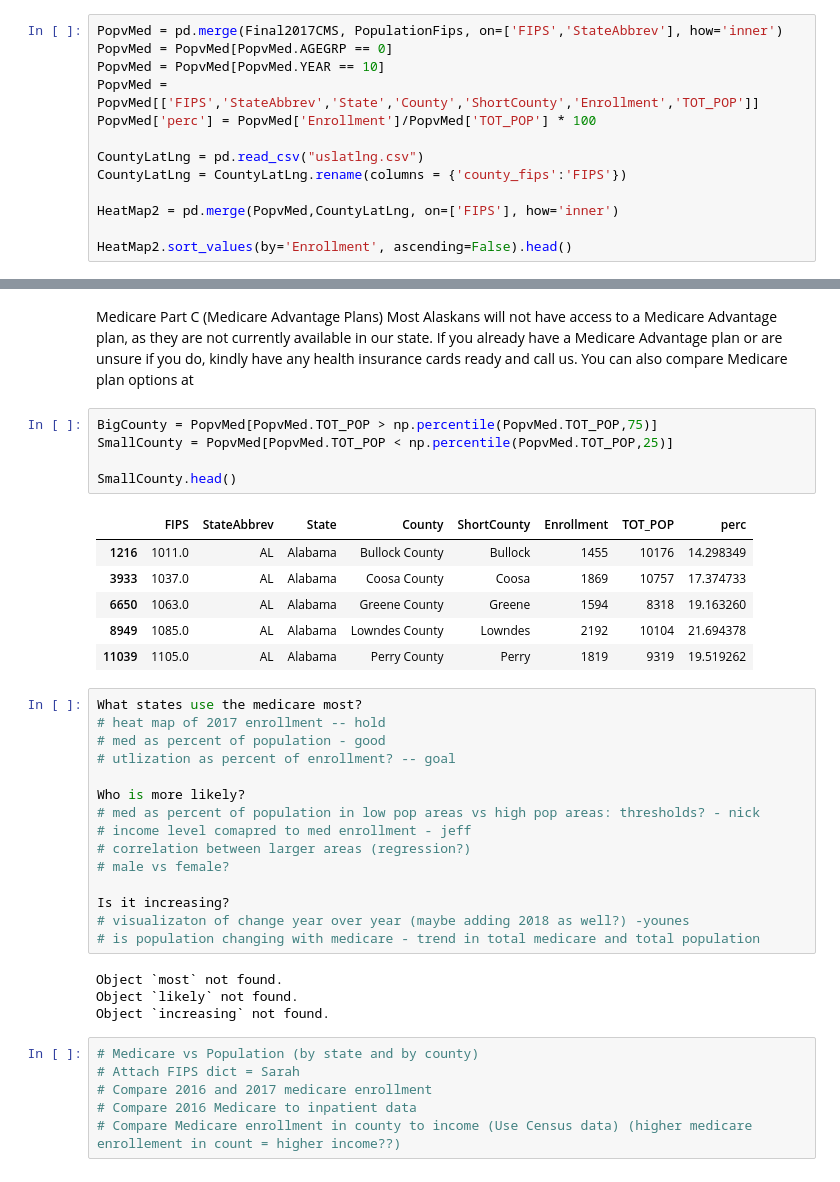
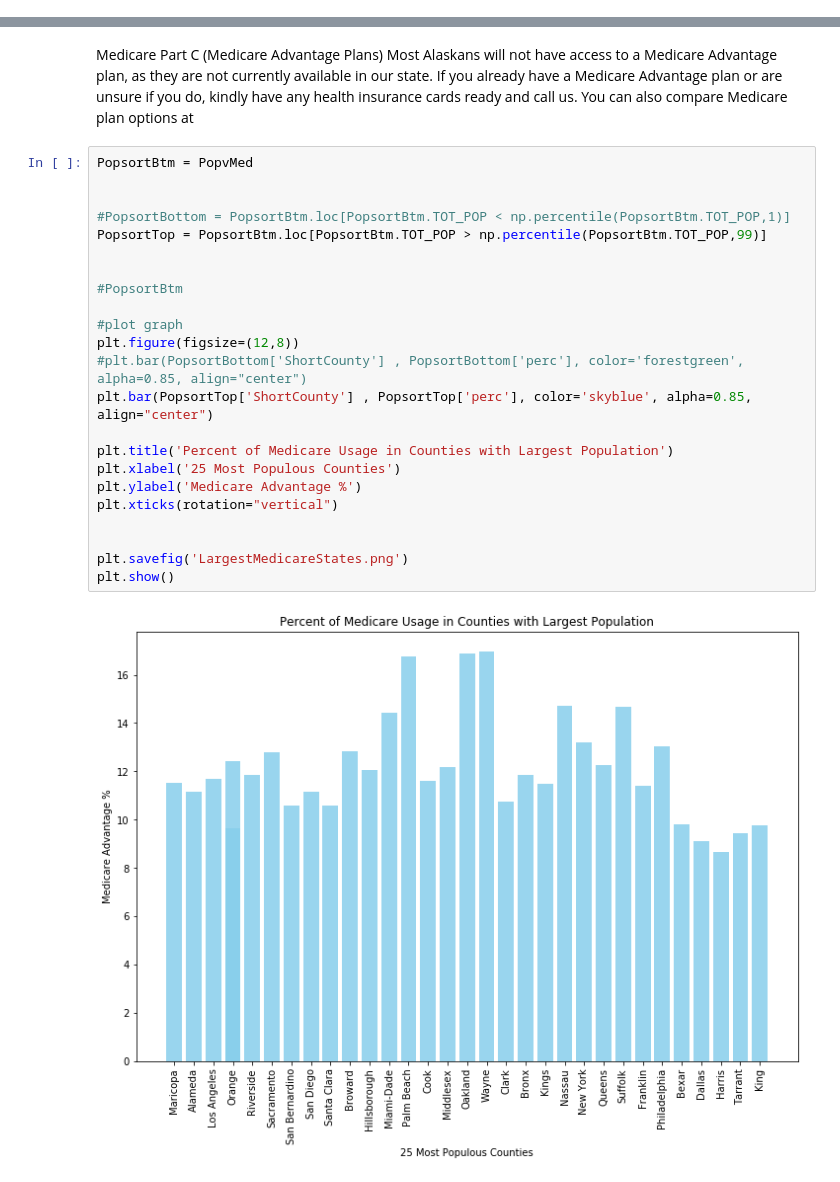
Before and after one commit to younesk93/Project-1, a Jupyter notebook: Project/SM-Main.ipynb, the cells around one changed output, grey strips where cells are left out. Cells and saved outputs as stored; diff of their text form.

```diff
--- a/Project/SM-Main.ipynb
+++ b/Project/SM-Main.ipynb
@@ -201,13 +233,0 @@ PopulationFips.head()
-# %%
-PopvMed = pd.merge(Final2017CMS, PopulationFips, on=['FIPS','StateAbbrev'], how='inner')
-PopvMed = PopvMed[PopvMed.AGEGRP == 0]
-PopvMed = PopvMed[PopvMed.YEAR == 10]
-PopvMed = PopvMed[['FIPS','StateAbbrev','State','County','ShortCounty','Enrollment','TOT_POP']]
-PopvMed['perc'] = PopvMed['Enrollment']/PopvMed['TOT_POP'] * 100
-
-CountyLatLng = pd.read_csv("uslatlng.csv")
-CountyLatLng = CountyLatLng.rename(columns = {'county_fips':'FIPS'})
-
-HeatMap2 = pd.merge(PopvMed,CountyLatLng, on=['FIPS'], how='inner')
-
-HeatMap2.sort_values(by='Enrollment', ascending=False).head()
@@ -271,40 +234,28 @@ plt.show()
 # %% [markdown]
 Medicare Part C (Medicare Advantage Plans)
 Most Alaskans will not have access to a Medicare Advantage plan, as they are not currently available in our state. If you already have a Medicare Advantage plan or are unsure if you do, kindly have any health insurance cards ready and call us. You can also compare Medicare plan options at
-# %%
-BigCounty = PopvMed[PopvMed.TOT_POP > np.percentile(PopvMed.TOT_POP,75)]
-SmallCounty = PopvMed[PopvMed.TOT_POP < np.percentile(PopvMed.TOT_POP,25)]
-
-SmallCounty.head()
-# %% [output]
-|  | FIPS | StateAbbrev | State | County | ShortCounty | Enrollment | TOT_POP | perc |
-| 1216 | 1011.0 | AL | Alabama | Bullock County | Bullock | 1455 | 10176 | 14.298349 |
-| 3933 | 1037.0 | AL | Alabama | Coosa County | Coosa | 1869 | 10757 | 17.374733 |
-| 6650 | 1063.0 | AL | Alabama | Greene County | Greene | 1594 | 8318 | 19.163260 |
-| 8949 | 1085.0 | AL | Alabama | Lowndes County | Lowndes | 2192 | 10104 | 21.694378 |
-| 11039 | 1105.0 | AL | Alabama | Perry County | Perry | 1819 | 9319 | 19.519262 |
-# %%
-What states use the medicare most?
-# heat map of 2017 enrollment -- hold
-# med as percent of population - good
-# utlization as percent of enrollment? -- goal
-
-Who is more likely?
-# med as percent of population in low pop areas vs high pop areas: thresholds? - nick
-# income level comapred to med enrollment - jeff
-# correlation between larger areas (regression?)
-# male vs female?
-
-Is it increasing?
-# visualizaton of change year over year (maybe adding 2018 as well?) -younes
-# is population changing with medicare - trend in total medicare and total population
-# %% [output]
-Object `most` not found.
-Object `likely` not found.
-Object `increasing` not found.
-# %%
-# Medicare vs Population (by state and by county)
-# Attach FIPS dict = Sarah
-# Compare 2016 and 2017 medicare enrollment
-# Compare 2016 Medicare to inpatient data
-# Compare Medicare enrollment in county to income (Use Census data) (higher medicare enrollement in count = higher income??)
+# %%
+PopsortBtm = PopvMed
+
+
+#PopsortBottom = PopsortBtm.loc[PopsortBtm.TOT_POP < np.percentile(PopsortBtm.TOT_POP,1)]
+PopsortTop = PopsortBtm.loc[PopsortBtm.TOT_POP > np.percentile(PopsortBtm.TOT_POP,99)]
+
+
+#PopsortBtm
+
+#plot graph
+plt.figure(figsize=(12,8))
+#plt.bar(PopsortBottom['ShortCounty'] , PopsortBottom['perc'], color='forestgreen', alpha=0.85, align="center")
+plt.bar(PopsortTop['ShortCounty'] , PopsortTop['perc'], color='skyblue', alpha=0.85, align="center")
+
+plt.title('Percent of Medicare Usage in Counties with Largest Population')
+plt.xlabel('25 Most Populous Counties')
+plt.ylabel('Medicare Advantage %')
+plt.xticks(rotation="vertical")
+
+
+plt.savefig('LargestMedicareStates.png')
+plt.show()
+# %% [output]
+[figure, added]
```
Also changed, not shown: parts of 21 cells of this notebook, 7 other files.
